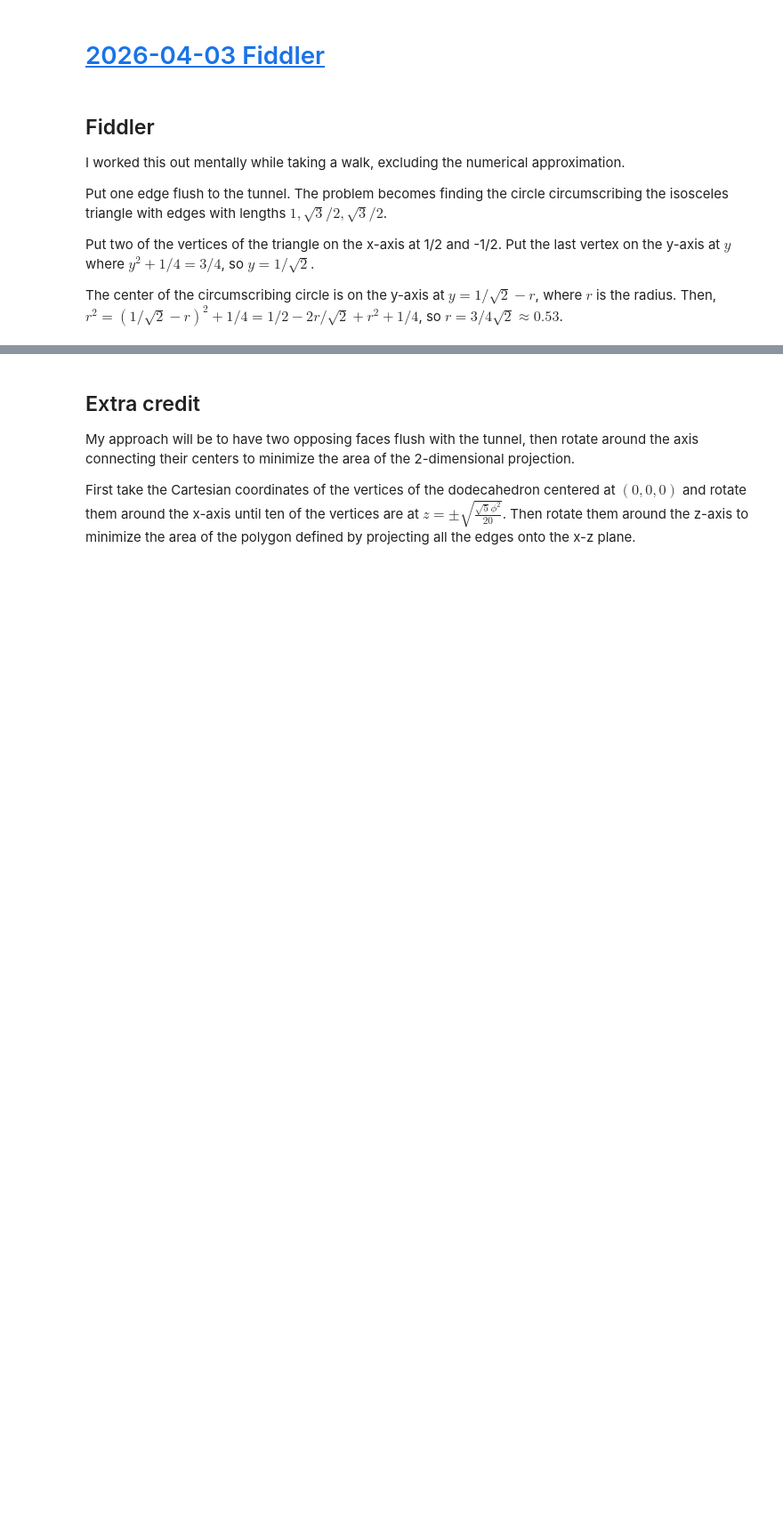
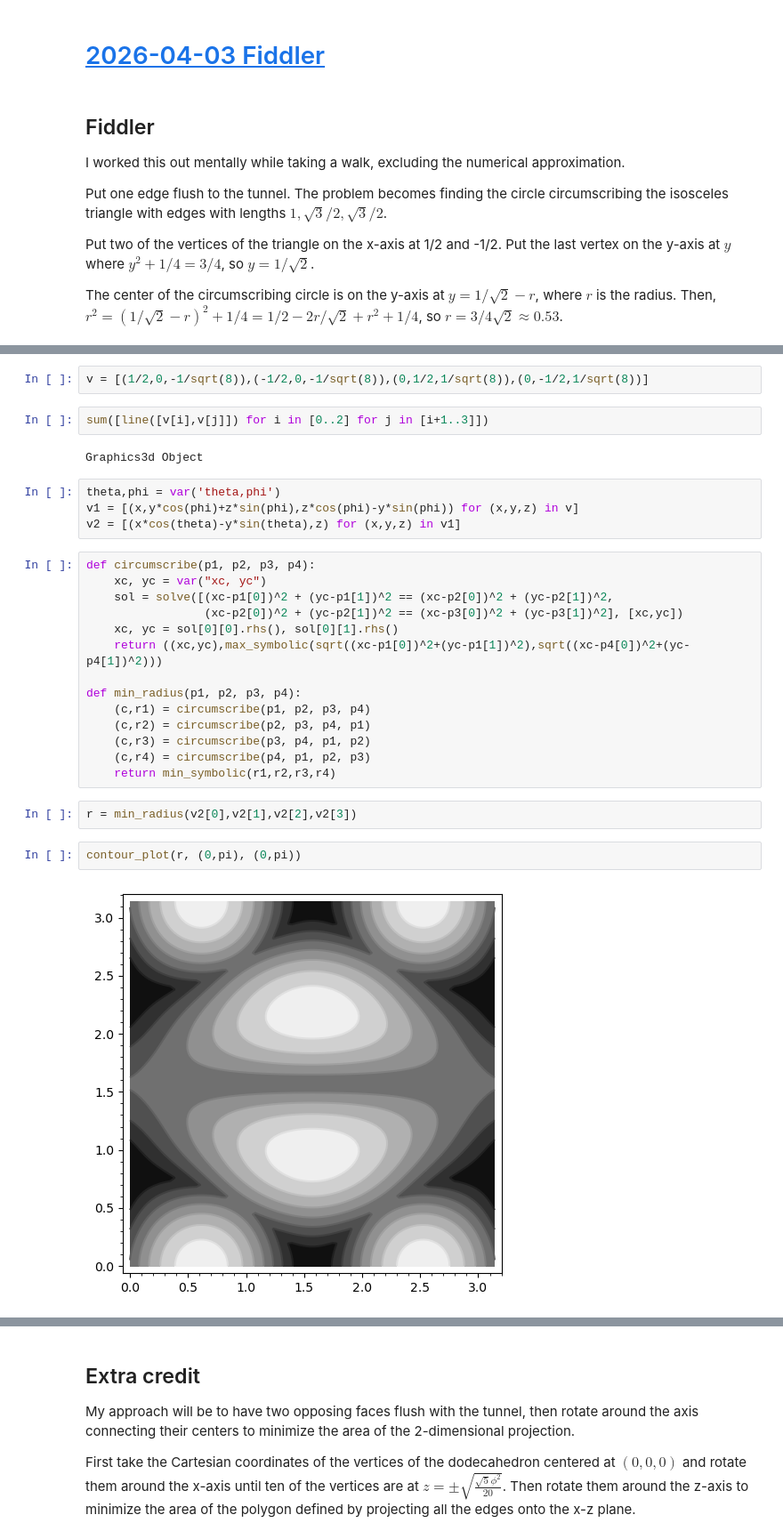
Before and after one commit to qpliu/sunday-puzzle, a Jupyter notebook: riddler/2026/20260403.ipynb, the cells around one changed output, grey strips where cells are left out. Shown at 89% size. Cells and saved outputs as stored; diff of their text form; blank space fills up the shorter version.

```diff
--- a/riddler/2026/20260403.ipynb
+++ b/riddler/2026/20260403.ipynb
@@ -17,0 +23,30 @@ $r = 3/4\sqrt2 \approx 0.53$.
+# %%
+v = [(1/2,0,-1/sqrt(8)),(-1/2,0,-1/sqrt(8)),(0,1/2,1/sqrt(8)),(0,-1/2,1/sqrt(8))]
+# %%
+sum([line([v[i],v[j]]) for i in [0..2] for j in [i+1..3]])
+# %% [output]
+Graphics3d Object
+# %%
+theta,phi = var('theta,phi')
+v1 = [(x,y*cos(phi)+z*sin(phi),z*cos(phi)-y*sin(phi)) for (x,y,z) in v]
+v2 = [(x*cos(theta)-y*sin(theta),z) for (x,y,z) in v1]
+# %%
+def circumscribe(p1, p2, p3, p4):
+    xc, yc = var("xc, yc")
+    sol = solve([(xc-p1[0])^2 + (yc-p1[1])^2 == (xc-p2[0])^2 + (yc-p2[1])^2,
+                 (xc-p2[0])^2 + (yc-p2[1])^2 == (xc-p3[0])^2 + (yc-p3[1])^2], [xc,yc])
+    xc, yc = sol[0][0].rhs(), sol[0][1].rhs()
+    return ((xc,yc),max_symbolic(sqrt((xc-p1[0])^2+(yc-p1[1])^2),sqrt((xc-p4[0])^2+(yc-p4[1])^2)))
+
+def min_radius(p1, p2, p3, p4):
+    (c,r1) = circumscribe(p1, p2, p3, p4)
+    (c,r2) = circumscribe(p2, p3, p4, p1)
+    (c,r3) = circumscribe(p3, p4, p1, p2)
+    (c,r4) = circumscribe(p4, p1, p2, p3)
+    return min_symbolic(r1,r2,r3,r4)
+# %%
+r = min_radius(v2[0],v2[1],v2[2],v2[3])
+# %%
+contour_plot(r, (0,pi), (0,pi))
+# %% [output]
+[figure, added]
```
Also changed, not shown: parts of 4 cells of this notebook.
